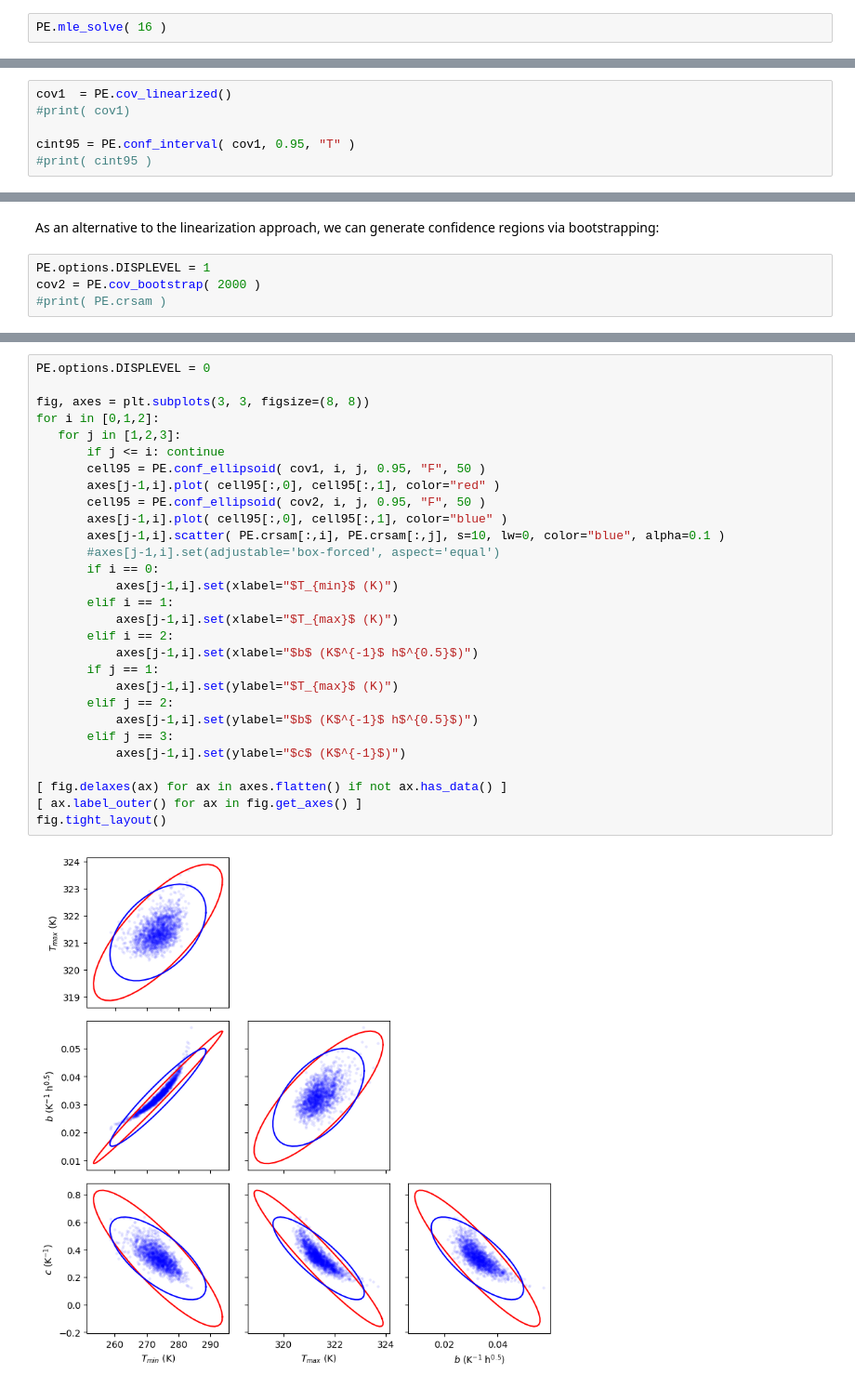
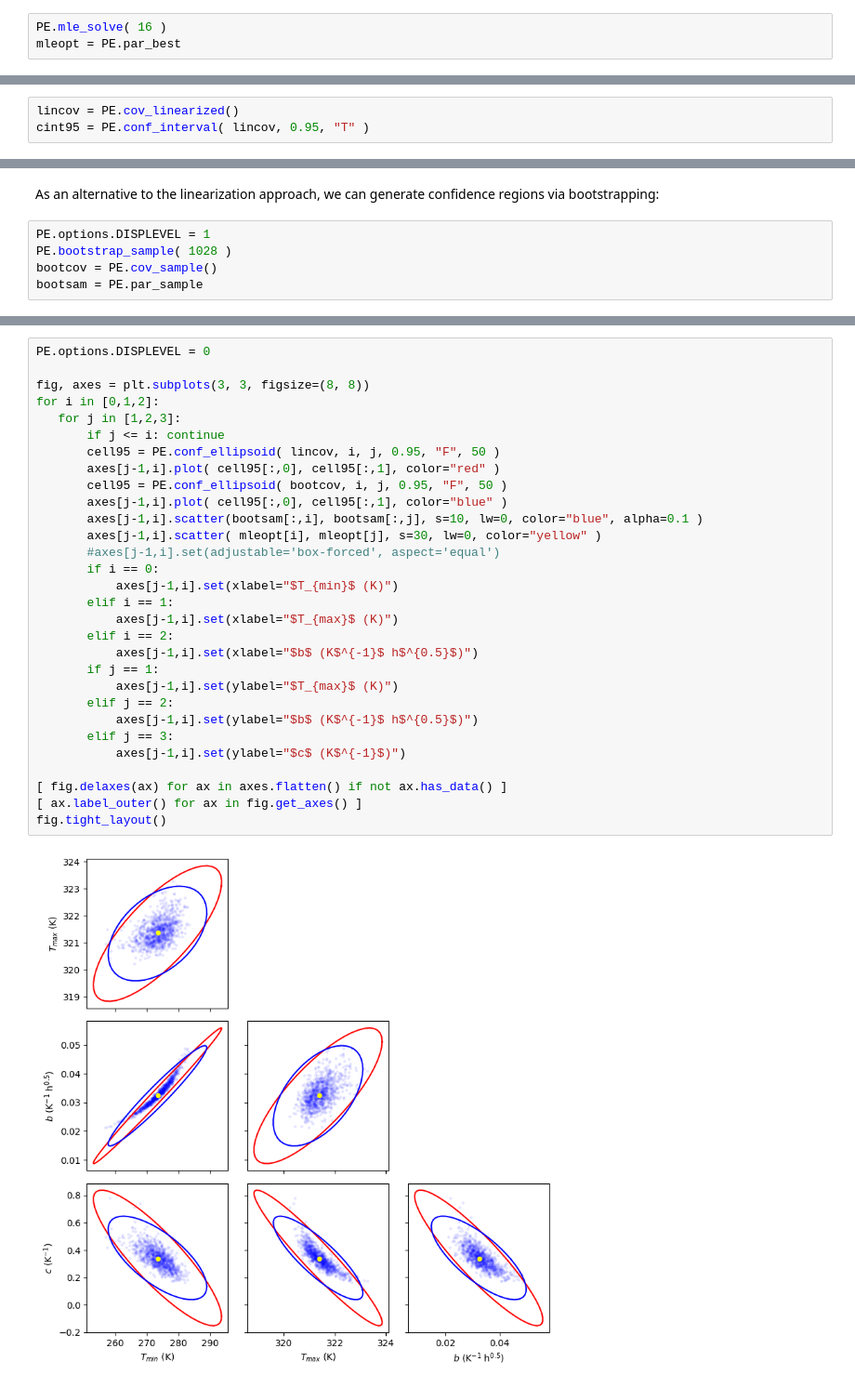
Before and after one commit to omega-icl/magnus, a Jupyter notebook: src/interface/parest_tutorial.ipynb, the cells around one changed output, grey strips where cells are left out. Shown at 93% size. Cells and saved outputs as stored; diff of their text form.

```diff
--- a/src/interface/parest_tutorial.ipynb
+++ b/src/interface/parest_tutorial.ipynb
@@ -97,5 +95,6 @@ F[0]:  LEVEL =  6.468124e+00  MARGINAL = -1.000000e+00
 We can also conduct a multi-start local search to reduce the odds of determining a suboptimal fit, which requires the model parameter domain to be bounded, by passing the number of trial starting points to the method `mle_solve':
 # %%
 PE.mle_solve( 16 )
+mleopt = PE.par_best
 # %% [output]
 MULTISTART: ****************
@@ -149,9 +148,6 @@ chi2 = PE.chi2_test( 0.95 )
 # %% [markdown]
 Knowing that the model structure is adequate, we can compute an estimate of the covariance matrix and compute 95% confidence intervals (here based on Student's t-distribution) as follows:
 # %%
-cov1  = PE.cov_linearized()
-#print( cov1)
-
-cint95 = PE.conf_interval( cov1, 0.95, "T" )
-#print( cint95 )
+lincov = PE.cov_linearized()
+cint95 = PE.conf_interval( lincov, 0.95, "T" )
 # %% [output]
@@ -179,6 +175,7 @@ cell95_Tmin_Tmax = PE.conf_ellipsoid( cov1, 0, 1, 0.95, "F", 50 )
 As an alternative to the linearization approach, we can generate confidence regions via bootstrapping:
 # %%
 PE.options.DISPLEVEL = 1
-cov2 = PE.cov_bootstrap( 2000 )
-#print( PE.crsam )
+PE.bootstrap_sample( 1028 )
+bootcov = PE.cov_sample()
+bootsam = PE.par_sample
 # %% [output]
@@ -190,31 +196,32 @@ cov2 = PE.cov_bootstrap( 2000 )
 # %%
 PE.options.DISPLEVEL = 0
 
 fig, axes = plt.subplots(3, 3, figsize=(8, 8))
 for i in [0,1,2]:
    for j in [1,2,3]:
        if j <= i: continue
-       cell95 = PE.conf_ellipsoid( cov1, i, j, 0.95, "F", 50 )
+       cell95 = PE.conf_ellipsoid( lincov, i, j, 0.95, "F", 50 )
        axes[j-1,i].plot( cell95[:,0], cell95[:,1], color="red" )
-       cell95 = PE.conf_ellipsoid( cov2, i, j, 0.95, "F", 50 )
+       cell95 = PE.conf_ellipsoid( bootcov, i, j, 0.95, "F", 50 )
        axes[j-1,i].plot( cell95[:,0], cell95[:,1], color="blue" )
-       axes[j-1,i].scatter( PE.crsam[:,i], PE.crsam[:,j], s=10, lw=0, color="blue", alpha=0.1 )
+       axes[j-1,i].scatter(bootsam[:,i], bootsam[:,j], s=10, lw=0, color="blue", alpha=0.1 )
+       axes[j-1,i].scatter( mleopt[i], mleopt[j], s=30, lw=0, color="yellow" )
        #axes[j-1,i].set(adjustable='box-forced', aspect='equal')
        if i == 0:
            axes[j-1,i].set(xlabel="$T_{min}$ (K)")
        elif i == 1:
            axes[j-1,i].set(xlabel="$T_{max}$ (K)")
        elif i == 2:
            axes[j-1,i].set(xlabel="$b$ (K$^{-1}$ h$^{0.5}$)")
        if j == 1:
            axes[j-1,i].set(ylabel="$T_{max}$ (K)")
        elif j == 2:
            axes[j-1,i].set(ylabel="$b$ (K$^{-1}$ h$^{0.5}$)")
        elif j == 3:
            axes[j-1,i].set(ylabel="$c$ (K$^{-1}$)")
 
 [ fig.delaxes(ax) for ax in axes.flatten() if not ax.has_data() ]
 [ ax.label_outer() for ax in fig.get_axes() ]
 fig.tight_layout()
 # %% [output]
-[figure, old version]
+[figure, new version]
```
Also changed, not shown: parts of 12 cells of this notebook, 10 other files.
